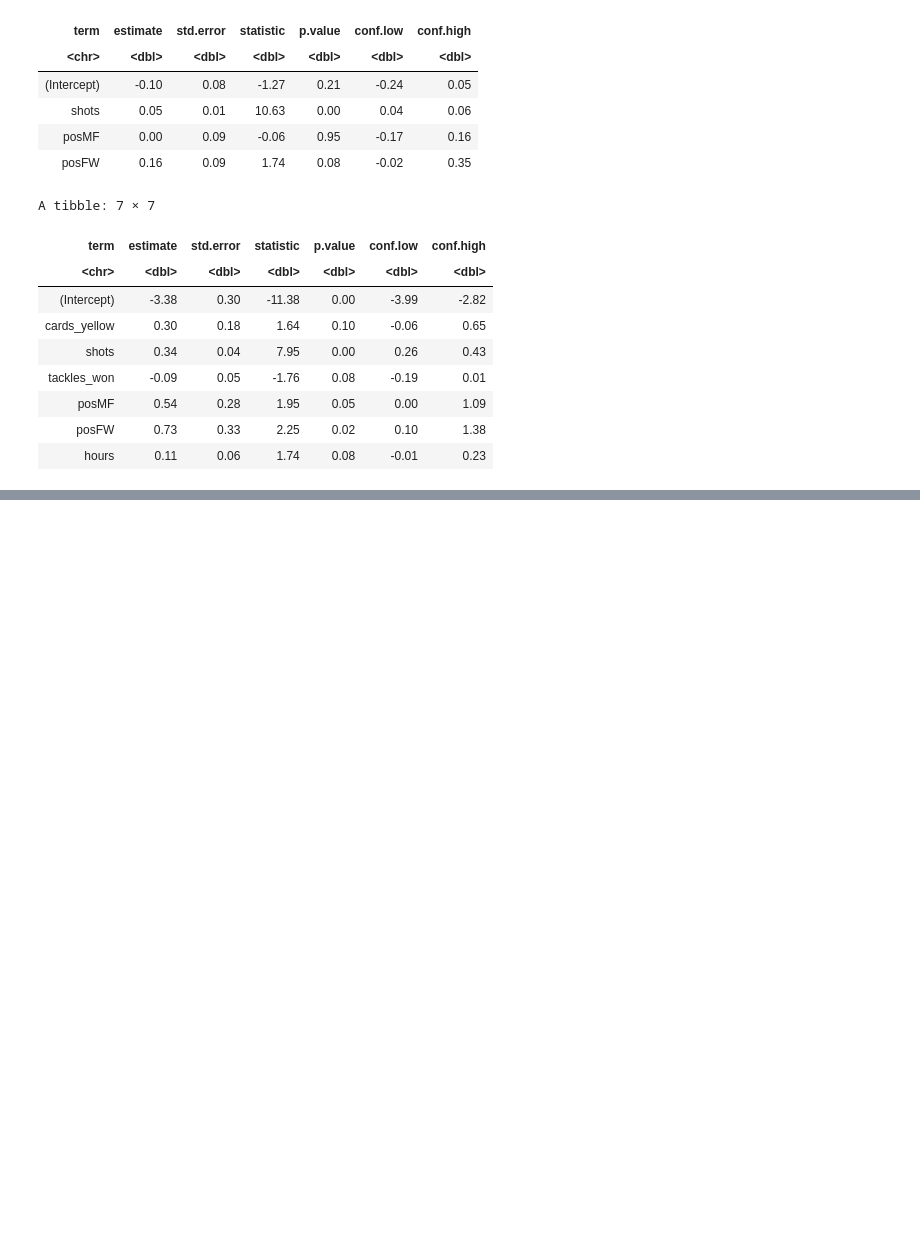
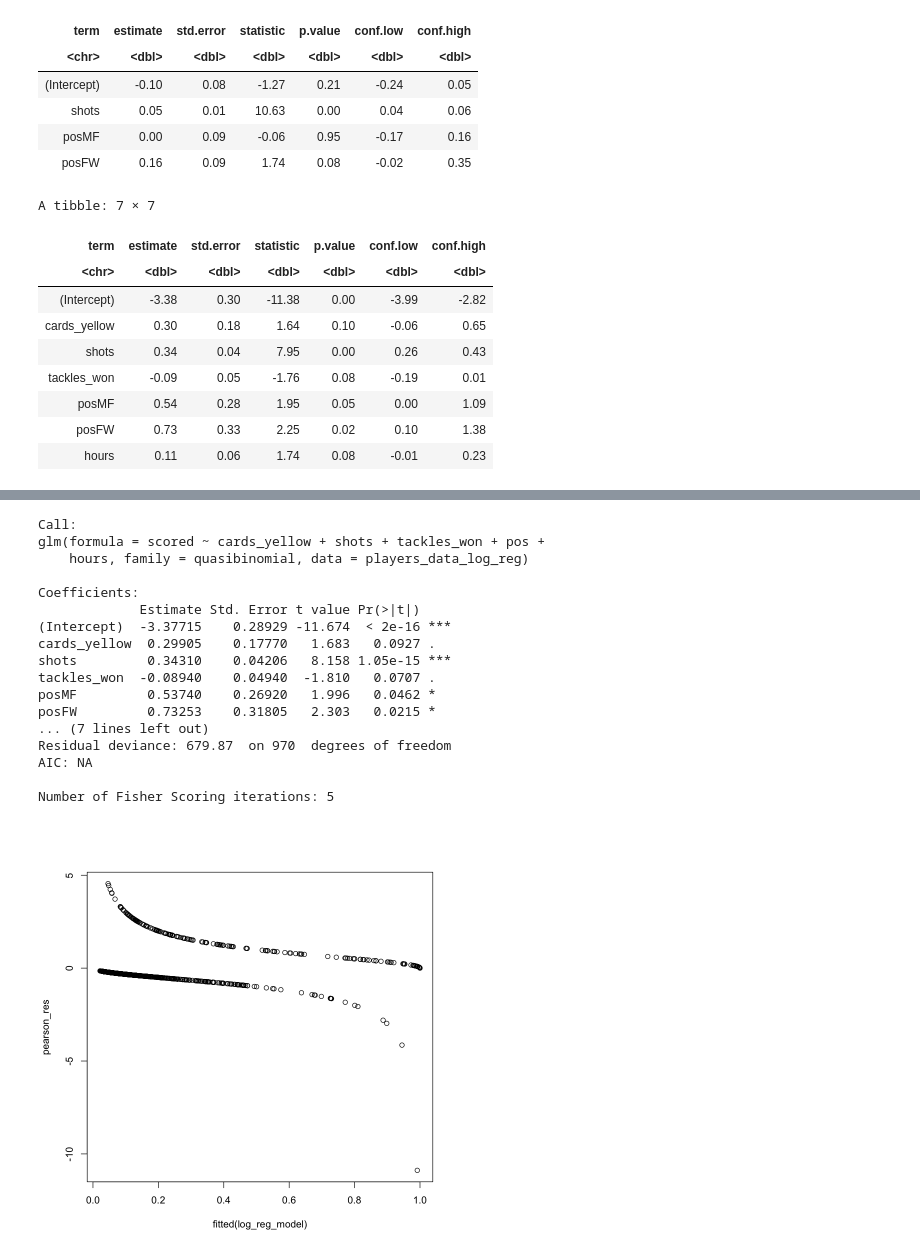
Before and after one commit to romansinkus/stat-301-project, a Jupyter notebook: roman/models2.ipynb, the cells around one changed output, grey strips where cells are left out. Drawn from its saved outputs; the diff is of its cells as text; code cells hidden in the pictures; blank space fills up the shorter version.

```diff
--- a/roman/models2.ipynb
+++ b/roman/models2.ipynb
@@ -131,0 +149,23 @@ A tibble: 7 × 7
+# %%
+pearson_res <- residuals(log_reg_model, type="pearson")
+plot(fitted(log_reg_model), pearson_res)
+summary(glm(scored ~ cards_yellow + shots + tackles_won + pos + hours, data=players_data_log_reg, family=quasibinomial))
+# %% [output]
+Call:
+glm(formula = scored ~ cards_yellow + shots + tackles_won + pos +
+    hours, family = quasibinomial, data = players_data_log_reg)
+
+Coefficients:
+             Estimate Std. Error t value Pr(>|t|)
+(Intercept)  -3.37715    0.28929 -11.674  < 2e-16 ***
+cards_yellow  0.29905    0.17770   1.683   0.0927 .
+shots         0.34310    0.04206   8.158 1.05e-15 ***
+tackles_won  -0.08940    0.04940  -1.810   0.0707 .
+posMF         0.53740    0.26920   1.996   0.0462 *
+posFW         0.73253    0.31805   2.303   0.0215 *
+... (7 lines left out)
+Residual deviance: 679.87  on 970  degrees of freedom
+AIC: NA
+
+Number of Fisher Scoring iterations: 5
+[figure, added]
```
Also changed, not shown: parts of 3 cells of this notebook.
